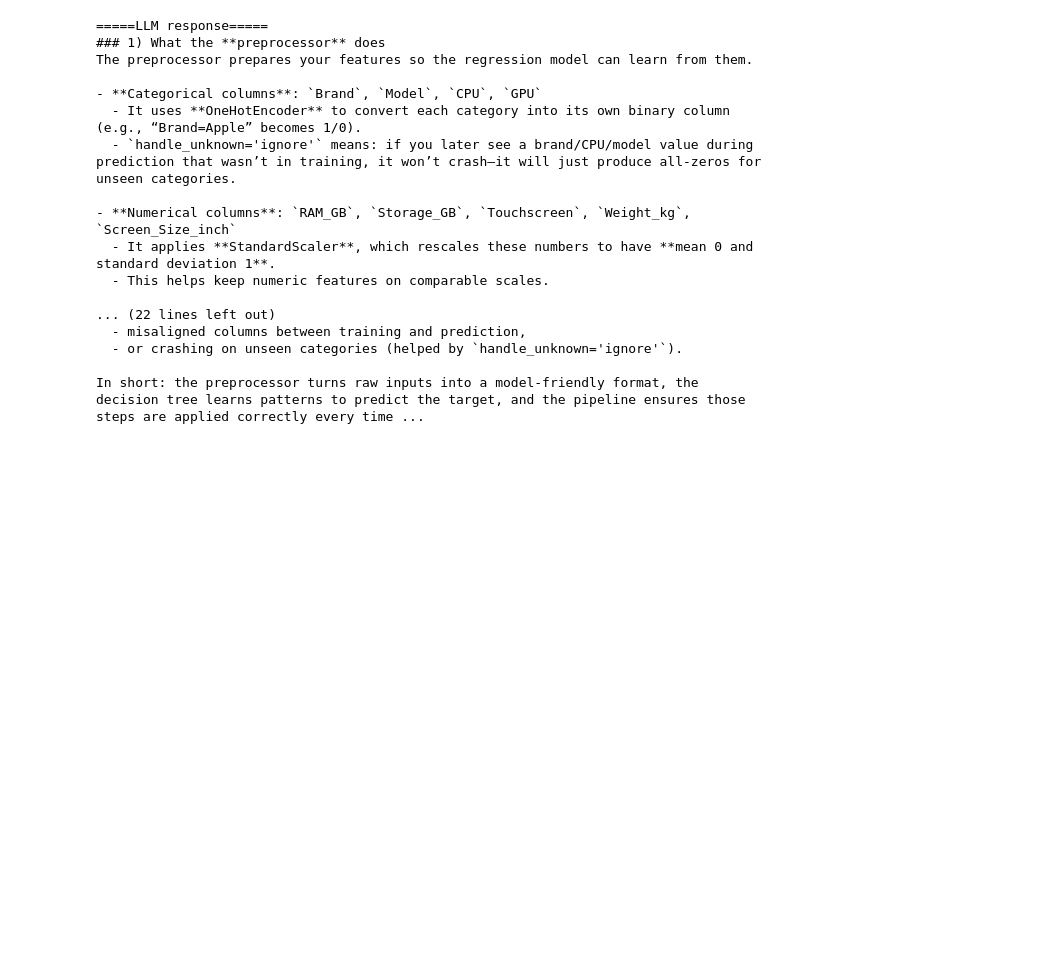
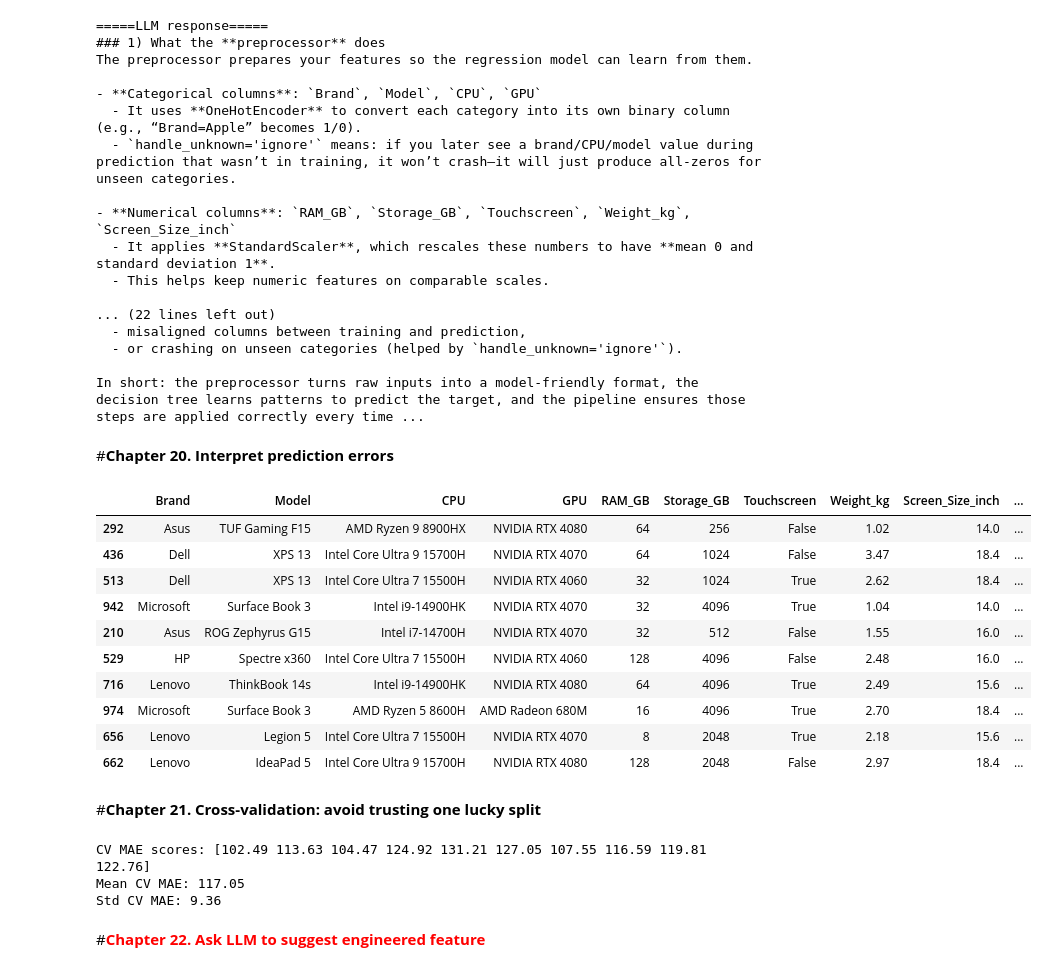
Before and after one commit to miffylim2308/ADALL_github, a Jupyter notebook: ADALL_My_Template.ipynb, the cells around one changed output. Drawn from its saved outputs; the diff is of its cells as text; code cells hidden in the pictures; blank space fills up the shorter version.

```diff
--- a/ADALL_My_Template.ipynb
+++ b/ADALL_My_Template.ipynb
@@ -987,3 +987,66 @@ The preprocessor prepares your features so the regression model can learn from t
   - or crashing on unseen categories (helped by `handle_unknown='ignore'`).
 
 In short: the preprocessor turns raw inputs into a model-friendly format, the decision tree learns patterns to predict the target, and the pipeline ensures those steps are applied correctly every time ...
+# %% [markdown]
+#**Chapter 20. Interpret prediction errors**
+# %%
+error_df = X_test.copy()
+error_df['Actual_Price_SGD'] = y_test.values
+error_df['Predicted_Price_SGD'] = y_pred.round(2)
+error_df['Absolute_Error'] = np.abs(error_df['Actual_Price_SGD'] - error_df['Predicted_Price_SGD']).round(2)
+
+# Show largest errors first
+error_df_sorted = error_df.sort_values('Absolute_Error', ascending=False)
+display(error_df_sorted.head(10))
+
+# This cell creates an error analysis table for the test set.
+# It copies X_test so we can view each laptop together with its prediction result.
+# Actual_Price_SGD stores the true price from y_test.
+# Predicted_Price_SGD stores the model's predicted price.
+# Absolute_Error shows how far the prediction is from the actual price.
+# Sorting by Absolute_Error helps us inspect the worst prediction mistakes first.
+# %% [output]
+|  | Brand | Model | CPU | GPU | RAM_GB | Storage_GB | Touchscreen | Weight_kg | Screen_Size_inch | ... |
+| 292 | Asus | TUF Gaming F15 | AMD Ryzen 9 8900HX | NVIDIA RTX 4080 | 64 | 256 | False | 1.02 | 14.0 | ... |
+| 436 | Dell | XPS 13 | Intel Core Ultra 9 15700H | NVIDIA RTX 4070 | 64 | 1024 | False | 3.47 | 18.4 | ... |
+| 513 | Dell | XPS 13 | Intel Core Ultra 7 15500H | NVIDIA RTX 4060 | 32 | 1024 | True | 2.62 | 18.4 | ... |
+| 942 | Microsoft | Surface Book 3 | Intel i9-14900HK | NVIDIA RTX 4070 | 32 | 4096 | True | 1.04 | 14.0 | ... |
+| 210 | Asus | ROG Zephyrus G15 | Intel i7-14700H | NVIDIA RTX 4070 | 32 | 512 | False | 1.55 | 16.0 | ... |
+| 529 | HP | Spectre x360 | Intel Core Ultra 7 15500H | NVIDIA RTX 4060 | 128 | 4096 | False | 2.48 | 16.0 | ... |
+| 716 | Lenovo | ThinkBook 14s | Intel i9-14900HK | NVIDIA RTX 4080 | 64 | 4096 | True | 2.49 | 15.6 | ... |
+| 974 | Microsoft | Surface Book 3 | AMD Ryzen 5 8600H | AMD Radeon 680M | 16 | 4096 | True | 2.70 | 18.4 | ... |
+| 656 | Lenovo | Legion 5 | Intel Core Ultra 7 15500H | NVIDIA RTX 4070 | 8 | 2048 | True | 2.18 | 15.6 | ... |
+| 662 | Lenovo | IdeaPad 5 | Intel Core Ultra 9 15700H | NVIDIA RTX 4080 | 128 | 2048 | False | 2.97 | 18.4 | ... |
+# %% [markdown]
+#**Chapter 21. Cross-validation: avoid trusting one lucky split**
+# %%
+cv = ShuffleSplit(n_splits=10, test_size=0.2, random_state=42)
+
+cv_scores = cross_val_score(
+    baseline_model,
+    X,
+    y,
+    cv=cv,
+    scoring='neg_mean_absolute_error'
+)
+
+cv_mae = -cv_scores
+
+print('CV MAE scores:', np.round(cv_mae, 2))
+print('Mean CV MAE:', round(cv_mae.mean(), 2))
+print('Std CV MAE:', round(cv_mae.std(), 2))
+
+# Meaning behind this cell:
+# Instead of testing the model only once, cross-validation tests it 10 times using different random train-test splits.
+# Each split uses 80% of the data for training and 20% for testing.
+# This gives a more reliable view of model performance than one single train-test split.
+# scoring='neg_mean_absolute_error' is used because scikit-learn treats higher scores as better.
+# Since MAE is an error value, scikit-learn returns it as negative, so we multiply by -1 to get normal MAE values.
+# Mean CV MAE shows the average prediction error across the 10 tests.
+# Std CV MAE shows how stable or unstable the model performance is across different splits.
+# %% [output]
+CV MAE scores: [102.49 113.63 104.47 124.92 131.21 127.05 107.55 116.59 119.81 122.76]
+Mean CV MAE: 117.05
+Std CV MAE: 9.36
+# %% [markdown]
+#<font color='red'>**Chapter 22. Ask LLM to suggest engineered feature**
```
Also changed, not shown: parts of 1 cell of this notebook.
